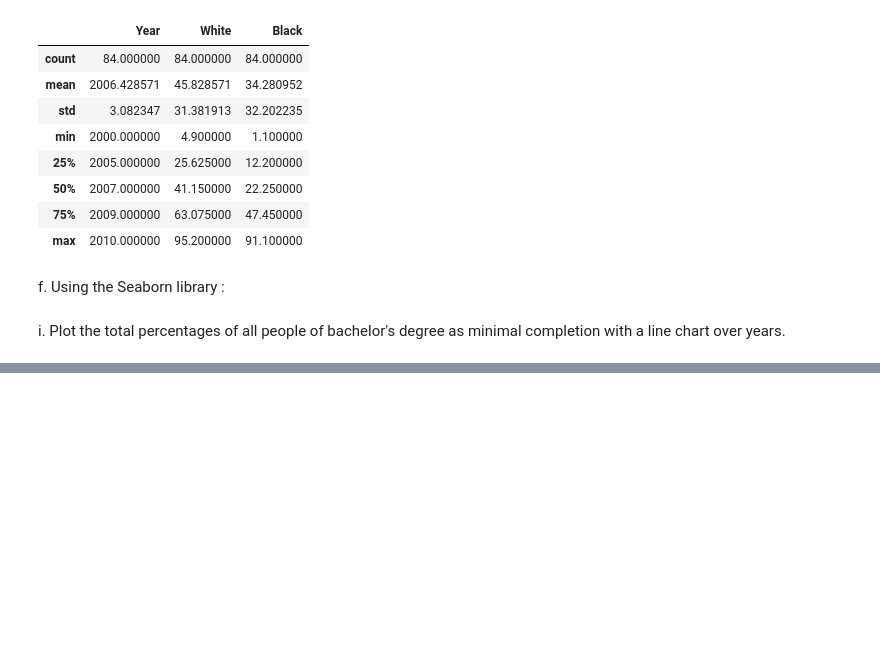
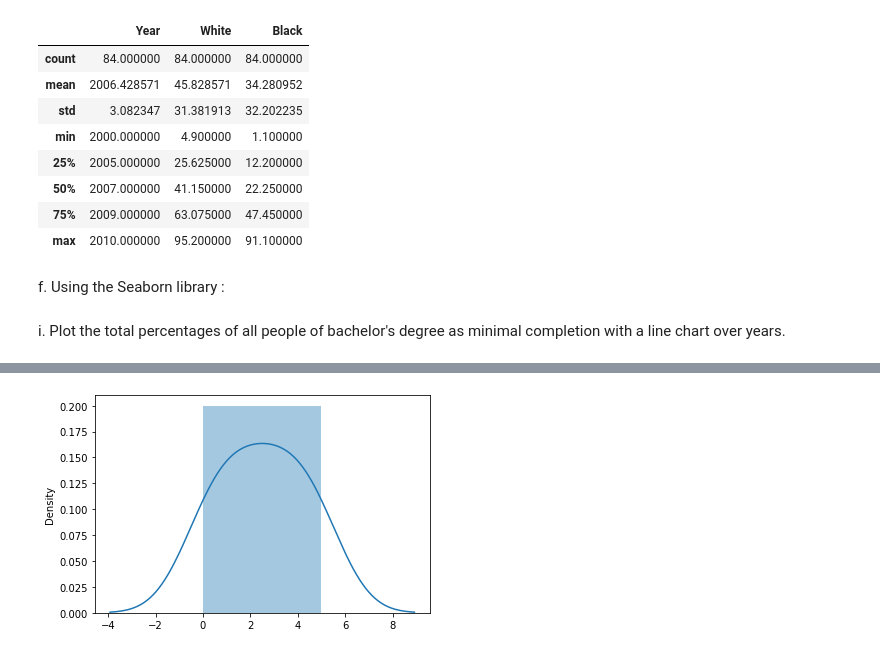
Before and after one commit to Code-with-jaycee/Edication-attainment-project, a Jupyter notebook: main.ipynb, the cells around one changed output, grey strips where cells are left out. Cells and saved outputs as stored; diff of their text form; code cells hidden in the pictures; blank space fills up the shorter version.

```diff
--- a/main.ipynb
+++ b/main.ipynb
@@ -119,0 +154,9 @@ completion with a line chart over years.
+# %%
+import matplotlib.pyplot as plt
+import seaborn as sns
+
+sns.distplot([0, 1, 2, 3, 4, 5])
+
+plt.show()
+# %% [output]
+[figure, added]
```
Also changed, not shown: parts of 4 cells of this notebook.
